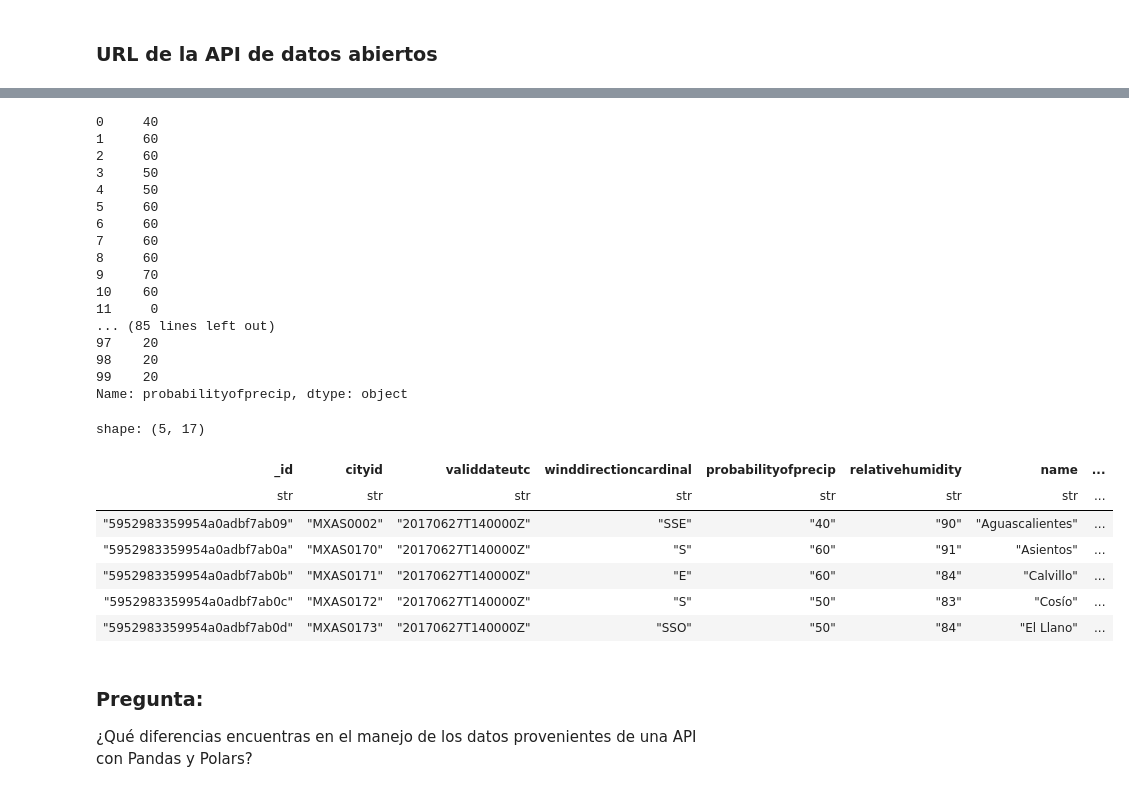
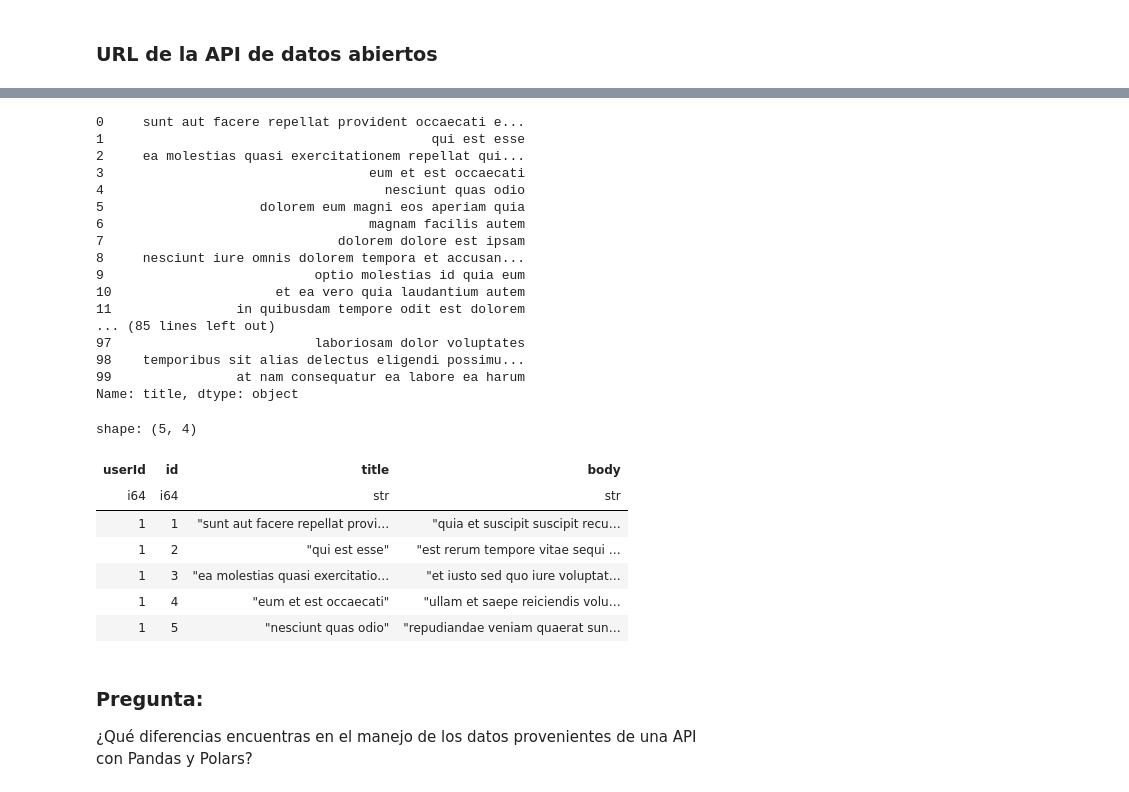
Before and after one commit to RoyGomezAvila/Analisis-datos-big-data, a Jupyter notebook: S16/M3_Clase_17_MediumData.ipynb, the cells around one changed output, grey strips where cells are left out. Drawn from its saved outputs; the diff is of its cells as text; code cells hidden in the pictures.

```diff
--- a/S16/M3_Clase_17_MediumData.ipynb
+++ b/S16/M3_Clase_17_MediumData.ipynb
@@ -113,0 +105,14 @@ La API respondió en 0.26584553718566895 segundos.
+# %%
+import requests
+import time
+
+url = "https://jsonplaceholder.typicode.com/posts"
+
+start_time = time.time()
+response = requests.get(url, timeout=10)
+end_time = time.time()
+
+data_json = response.json()
+
+print(f"Tiempo de respuesta: {end_time - start_time:.4f} segundos")
+print(f"Número de registros: {len(data_json)}")
@@ -145,36 +148,36 @@ memory usage: 13.4+ KB
 # %%
-df_api_pandas['probabilityofprecip']
+df_api_pandas['title']
 # %% [output]
-0     40
-1     60
-2     60
-3     50
-4     50
-5     60
-6     60
-7     60
-8     60
-9     70
-10    60
-11     0
+0     sunt aut facere repellat provident occaecati e...
+1                                          qui est esse
+2     ea molestias quasi exercitationem repellat qui...
+3                                  eum et est occaecati
+4                                    nesciunt quas odio
+5                    dolorem eum magni eos aperiam quia
+6                                  magnam facilis autem
+7                              dolorem dolore est ipsam
+8     nesciunt iure omnis dolorem tempora et accusan...
+9                           optio molestias id quia eum
+10                     et ea vero quia laudantium autem
+11                in quibusdam tempore odit est dolorem
 ... (85 lines left out)
-97    20
-98    20
-99    20
-Name: probabilityofprecip, dtype: object
+97                          laboriosam dolor voluptates
+98    temporibus sit alias delectus eligendi possimu...
+99                at nam consequatur ea labore ea harum
+Name: title, dtype: object
 # %%
 # Convertir la respuesta en un DataFrame de Polars
-df_api_polars = pl.DataFrame(data_json['results'])
+df_api_polars = pl.DataFrame(data_json)
 df_api_polars.head()
 # %% [output]
-shape: (5, 17)
+shape: (5, 4)
-| _id | cityid | validdateutc | winddirectioncardinal | probabilityofprecip | relativehumidity | name | ... |
-| str | str | str | str | str | str | str | ... |
-| "5952983359954a0adbf7ab09" | "MXAS0002" | "20170627T140000Z" | "SSE" | "40" | "90" | "Aguascalientes" | ... |
-| "5952983359954a0adbf7ab0a" | "MXAS0170" | "20170627T140000Z" | "S" | "60" | "91" | "Asientos" | ... |
-| "5952983359954a0adbf7ab0b" | "MXAS0171" | "20170627T140000Z" | "E" | "60" | "84" | "Calvillo" | ... |
-| "5952983359954a0adbf7ab0c" | "MXAS0172" | "20170627T140000Z" | "S" | "50" | "83" | "Cosío" | ... |
-| "5952983359954a0adbf7ab0d" | "MXAS0173" | "20170627T140000Z" | "SSO" | "50" | "84" | "El Llano" | ... |
+| userId | id | title | body |
+| i64 | i64 | str | str |
+| 1 | 1 | "sunt aut facere repellat provi… | "quia et suscipit suscipit recu… |
+| 1 | 2 | "qui est esse" | "est rerum tempore vitae sequi … |
+| 1 | 3 | "ea molestias quasi exercitatio… | "et iusto sed quo iure voluptat… |
+| 1 | 4 | "eum et est occaecati" | "ullam et saepe reiciendis volu… |
+| 1 | 5 | "nesciunt quas odio" | "repudiandae veniam quaerat sun… |
 # %% [markdown]
 ### Pregunta:
 ¿Qué diferencias encuentras en el manejo de los datos provenientes de una API con Pandas y Polars?
```
Also changed, not shown: parts of 7 cells of this notebook.
